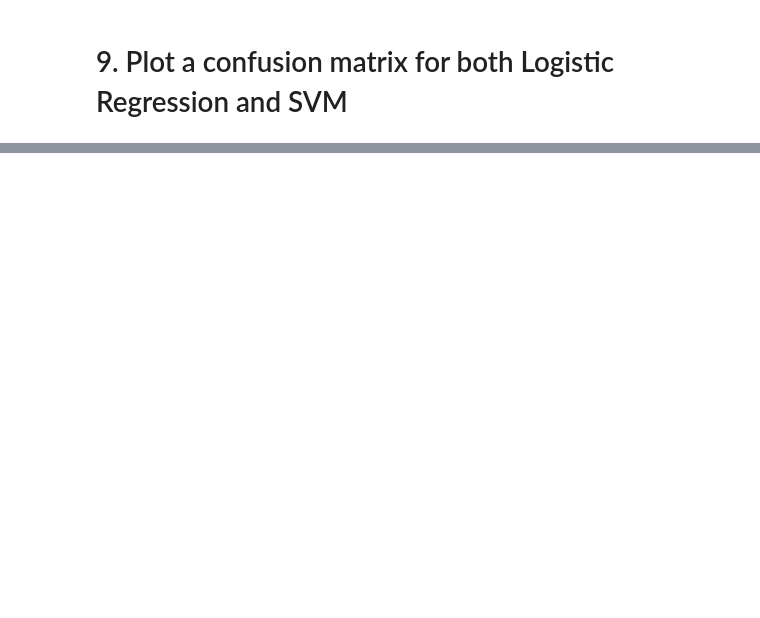
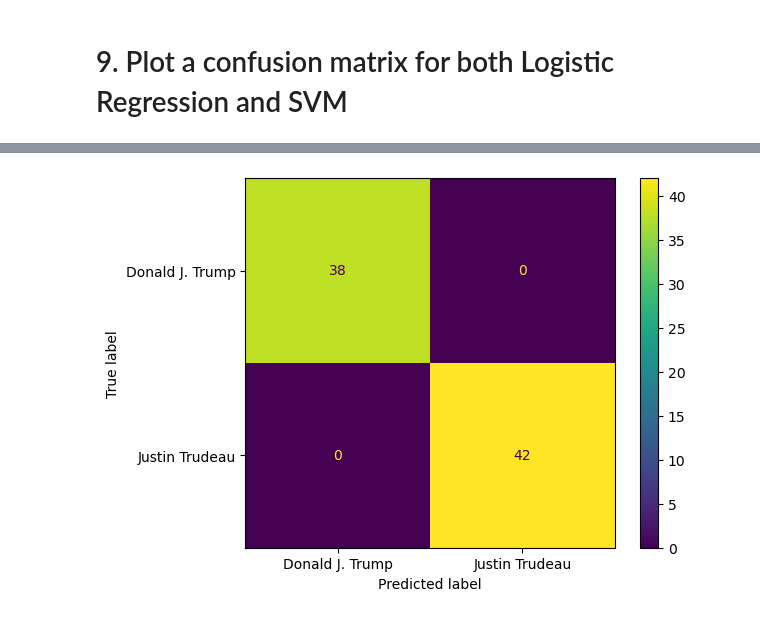
Before and after one commit to Tuwaiq-Data-Science-Bootcamp-V4/SVM-Lab1, a Jupyter notebook: SVM_Assignment.ipynb, the cells around one changed output, grey strips where cells are left out. Drawn from its saved outputs; the diff is of its cells as text; code cells hidden in the pictures; blank space fills up the shorter version.

```diff
--- a/SVM_Assignment.ipynb
+++ b/SVM_Assignment.ipynb
@@ -28,0 +98,4 @@
+# %%
+plot_confusion_matrix(log_reg, X_test_counts, C_logreg_pred);
+# %% [output]
+[figure, added]
```
Also changed, not shown: parts of 16 cells of this notebook.
